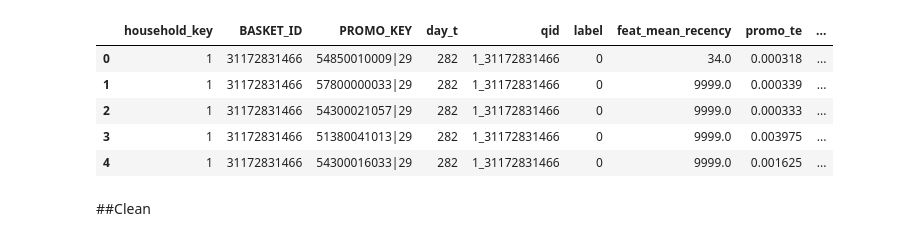
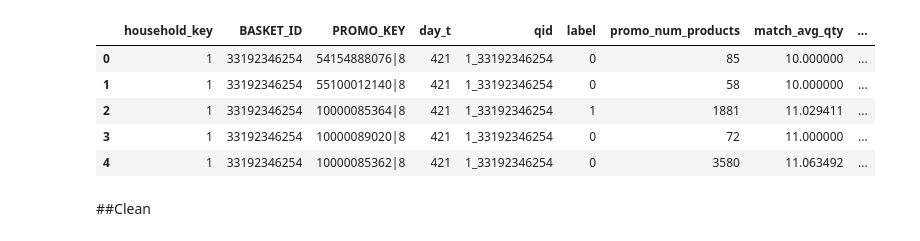
Before and after one commit to Boonyaratt/LGBM_recommendation, a Jupyter notebook: Notebooks/Model.ipynb, the cells around one changed output. Drawn from its saved outputs; the diff is of its cells as text; code cells hidden in the pictures.

```diff
--- a/Notebooks/Model.ipynb
+++ b/Notebooks/Model.ipynb
@@ -46,13 +46,13 @@ with zipfile.ZipFile(zip_file_path, 'r') as zip_ref:
 # %%
-features_all = pd.read_csv('/content/features_forward_best_all.csv')
+features_all = pd.read_csv('/content/features_forward_best_all4.csv')
 features_all.head()
 # %% [output]
-|  | household_key | BASKET_ID | PROMO_KEY | day_t | qid | label | feat_mean_recency | promo_te | ... |
-| 0 | 1 | 31172831466 | 54850010009|29 | 282 | 1_31172831466 | 0 | 34.0 | 0.000318 | ... |
-| 1 | 1 | 31172831466 | 57800000033|29 | 282 | 1_31172831466 | 0 | 9999.0 | 0.000339 | ... |
-| 2 | 1 | 31172831466 | 54300021057|29 | 282 | 1_31172831466 | 0 | 9999.0 | 0.000333 | ... |
-| 3 | 1 | 31172831466 | 51380041013|29 | 282 | 1_31172831466 | 0 | 9999.0 | 0.003975 | ... |
-| 4 | 1 | 31172831466 | 54300016033|29 | 282 | 1_31172831466 | 0 | 9999.0 | 0.001625 | ... |
+|  | household_key | BASKET_ID | PROMO_KEY | day_t | qid | label | promo_num_products | match_avg_qty | ... |
+| 0 | 1 | 33192346254 | 54154888076|8 | 421 | 1_33192346254 | 0 | 85 | 10.000000 | ... |
+| 1 | 1 | 33192346254 | 55100012140|8 | 421 | 1_33192346254 | 0 | 58 | 10.000000 | ... |
+| 2 | 1 | 33192346254 | 10000085364|8 | 421 | 1_33192346254 | 1 | 1881 | 11.029411 | ... |
+| 3 | 1 | 33192346254 | 10000089020|8 | 421 | 1_33192346254 | 0 | 72 | 11.000000 | ... |
+| 4 | 1 | 33192346254 | 10000085362|8 | 421 | 1_33192346254 | 0 | 3580 | 11.063492 | ... |
 # %% [markdown]
 ##Clean
 # %%
```
Also changed, not shown: parts of 6 cells of this notebook.
